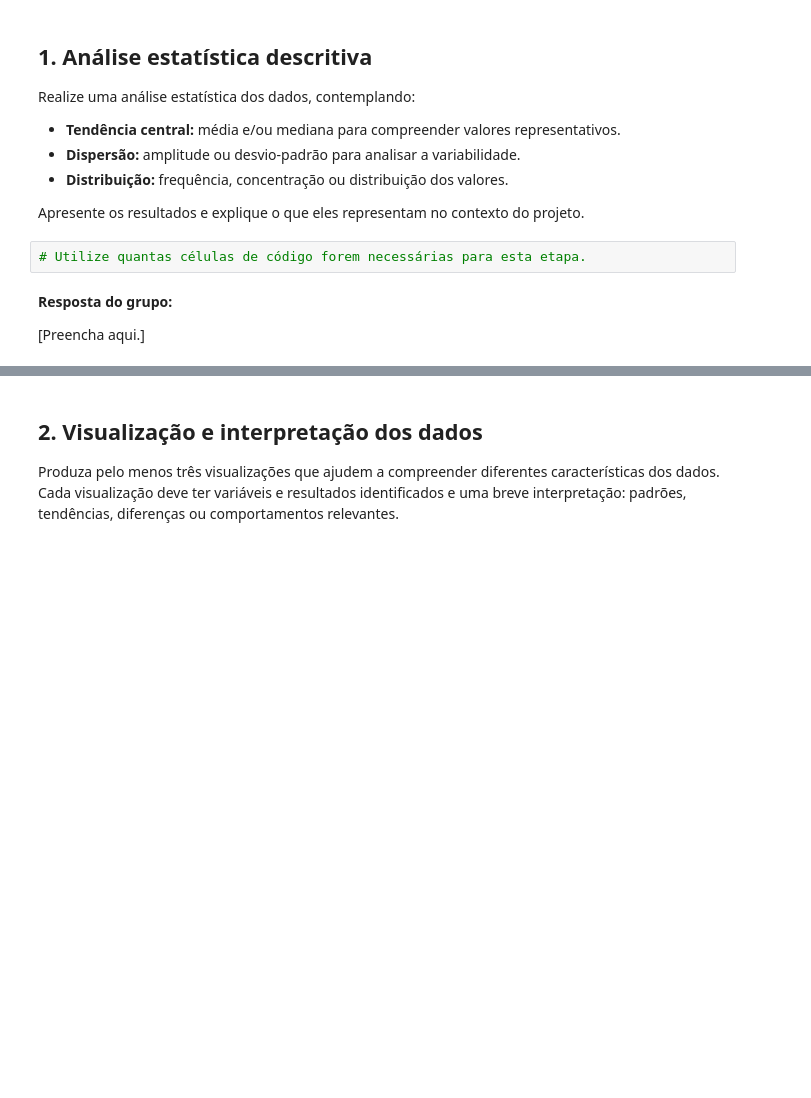
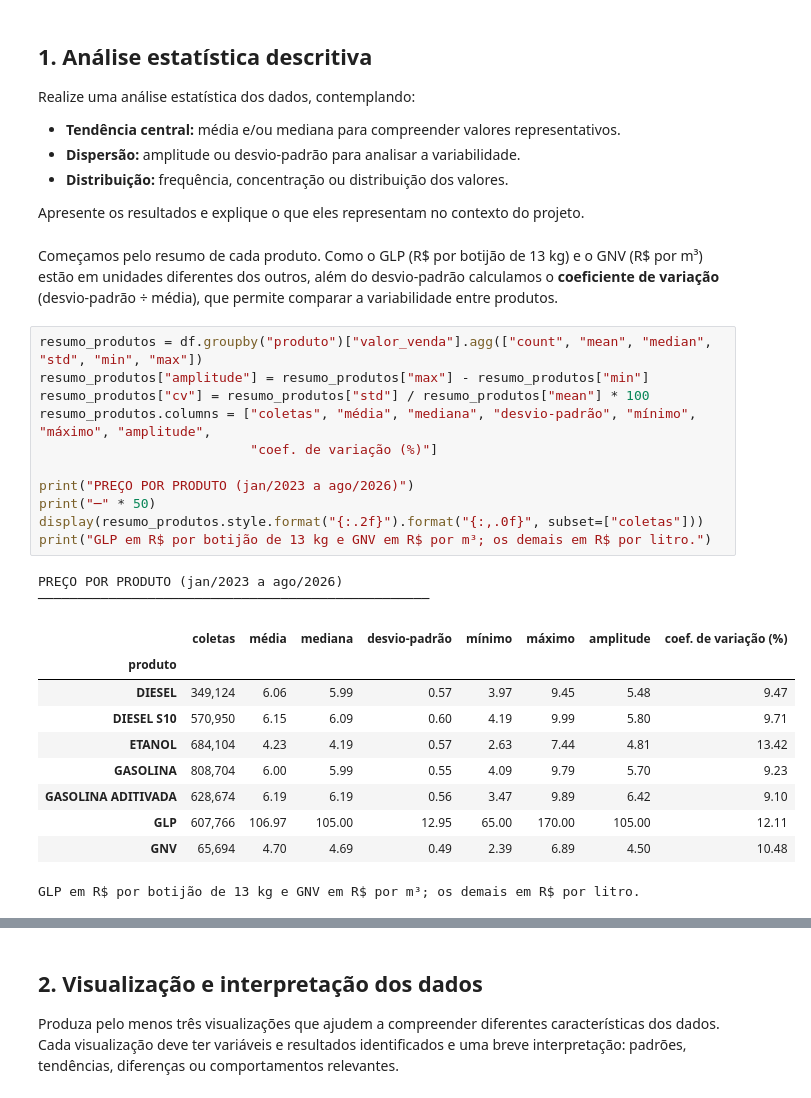
Before and after one commit to EduardoPereirabsi/PJBL01-Precos-combustiveis, a Jupyter notebook: PJBL_RA3_analise.ipynb, the cells around one changed output, grey strips where cells are left out. Saved outputs shown, nothing was run; the diff lists cells and outputs as text; blank space fills up the shorter version.

```diff
--- a/PJBL_RA3_analise.ipynb
+++ b/PJBL_RA3_analise.ipynb
@@ -70,9 +70,29 @@ Realize uma análise estatística dos dados, contemplando:
 - **Distribuição:** frequência, concentração ou distribuição dos valores.
 
 Apresente os resultados e explique o que eles representam no contexto do projeto.
-# %%
-# Utilize quantas células de código forem necessárias para esta etapa.
-# %% [markdown]
-**Resposta do grupo:**
-
-[Preencha aqui.]
+# %% [markdown]
+Começamos pelo resumo de cada produto. Como o GLP (R\$ por botijão de 13 kg) e o GNV (R\$ por m³) estão em unidades diferentes dos outros, além do desvio-padrão calculamos o **coeficiente de variação** (desvio-padrão ÷ média), que permite comparar a variabilidade entre produtos.
+# %%
+resumo_produtos = df.groupby("produto")["valor_venda"].agg(["count", "mean", "median", "std", "min", "max"])
+resumo_produtos["amplitude"] = resumo_produtos["max"] - resumo_produtos["min"]
+resumo_produtos["cv"] = resumo_produtos["std"] / resumo_produtos["mean"] * 100
+resumo_produtos.columns = ["coletas", "média", "mediana", "desvio-padrão", "mínimo", "máximo", "amplitude",
+                           "coef. de variação (%)"]
+
+print("PREÇO POR PRODUTO (jan/2023 a ago/2026)")
+print("─" * 50)
+display(resumo_produtos.style.format("{:.2f}").format("{:,.0f}", subset=["coletas"]))
+print("GLP em R$ por botijão de 13 kg e GNV em R$ por m³; os demais em R$ por litro.")
+# %% [output]
+PREÇO POR PRODUTO (jan/2023 a ago/2026)
+──────────────────────────────────────────────────
+|  | coletas | média | mediana | desvio-padrão | mínimo | máximo | amplitude | coef. de variação (%) |
+| produto |  |  |  |  |  |  |  |  |
+| DIESEL | 349,124 | 6.06 | 5.99 | 0.57 | 3.97 | 9.45 | 5.48 | 9.47 |
+| DIESEL S10 | 570,950 | 6.15 | 6.09 | 0.60 | 4.19 | 9.99 | 5.80 | 9.71 |
+| ETANOL | 684,104 | 4.23 | 4.19 | 0.57 | 2.63 | 7.44 | 4.81 | 13.42 |
+| GASOLINA | 808,704 | 6.00 | 5.99 | 0.55 | 4.09 | 9.79 | 5.70 | 9.23 |
+| GASOLINA ADITIVADA | 628,674 | 6.19 | 6.19 | 0.56 | 3.47 | 9.89 | 6.42 | 9.10 |
+| GLP | 607,766 | 106.97 | 105.00 | 12.95 | 65.00 | 170.00 | 105.00 | 12.11 |
+| GNV | 65,694 | 4.70 | 4.69 | 0.49 | 2.39 | 6.89 | 4.50 | 10.48 |
+GLP em R$ por botijão de 13 kg e GNV em R$ por m³; os demais em R$ por litro.
```
Also changed, not shown: parts of 7 cells of this notebook.
